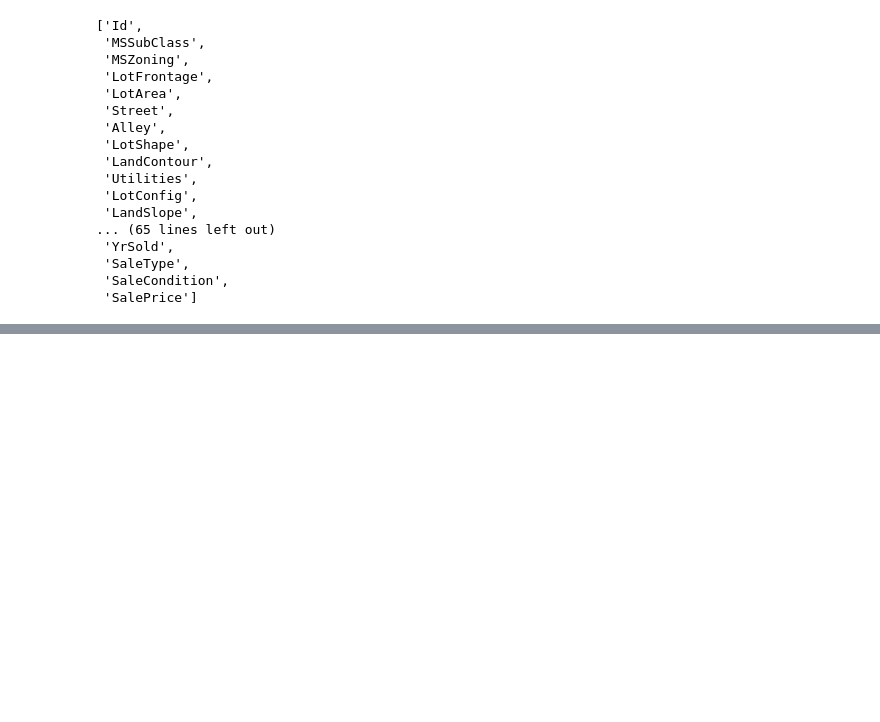
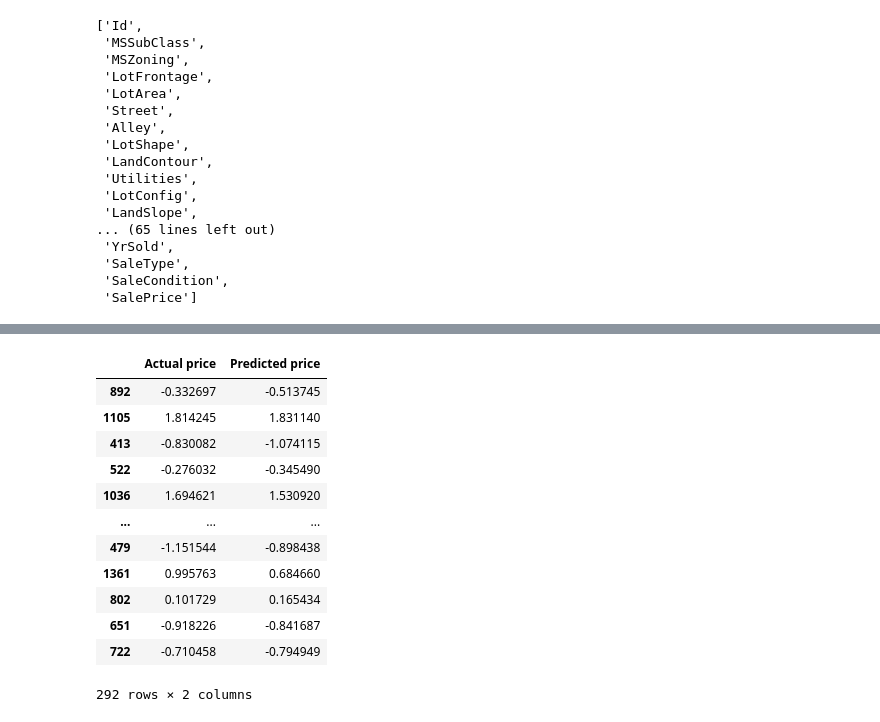
Before and after one commit to ZAINABALBALUSHI/Mining-and-Predictive-Analytics, a Jupyter notebook: ANALYSIS.ipynb, the cells around one changed output, grey strips where cells are left out. Cells and saved outputs as stored; diff of their text form; code cells hidden in the pictures; blank space fills up the shorter version.

```diff
--- a/ANALYSIS.ipynb
+++ b/ANALYSIS.ipynb
@@ -413,0 +577,27 @@ column_names
+# %%
+import pandas as pd
+
+# Assuming y_test and y_pred_RF are already defined
+
+# Create a DataFrame
+results_df = pd.DataFrame({'Actual price': y_test, 'Predicted price': y_pred_RF}) # Changed y_test_actual to y_test and predicted__price_usd to y_pred_RF
+
+# Display the DataFrame
+display(results_df)
+
+# Optional: Save to CSV
+# results_df.to_csv('results.csv', index=False)
+# %% [output]
+|  | Actual price | Predicted price |
+| 892 | -0.332697 | -0.513745 |
+| 1105 | 1.814245 | 1.831140 |
+| 413 | -0.830082 | -1.074115 |
+| 522 | -0.276032 | -0.345490 |
+| 1036 | 1.694621 | 1.530920 |
+| ... | ... | ... |
+| 479 | -1.151544 | -0.898438 |
+| 1361 | 0.995763 | 0.684660 |
+| 802 | 0.101729 | 0.165434 |
+| 651 | -0.918226 | -0.841687 |
+| 722 | -0.710458 | -0.794949 |
+292 rows × 2 columns
```
Also changed, not shown: parts of 9 cells of this notebook.
